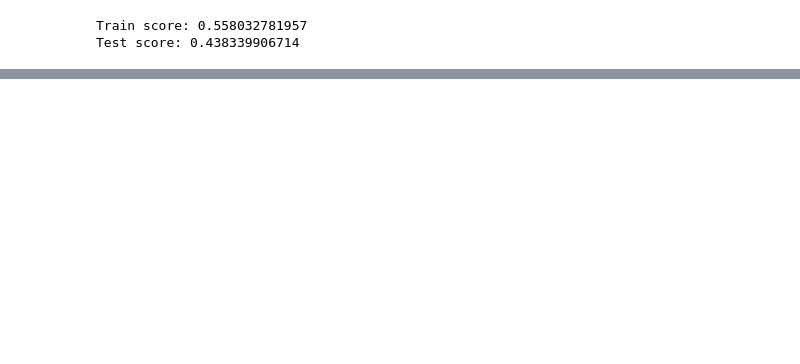
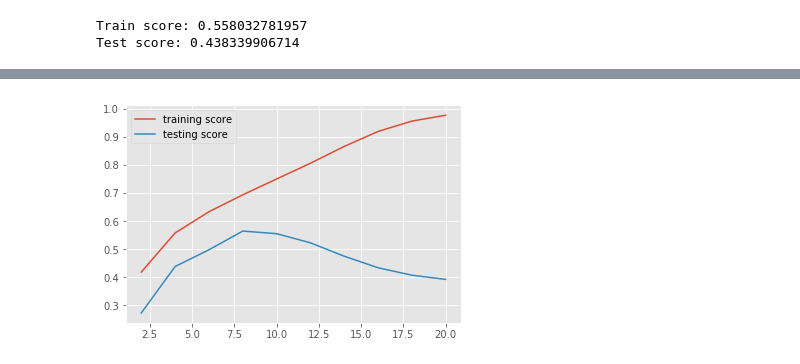
Before and after one commit to DeltaAnalytics/machine_learning_for_good, a Jupyter notebook: module_4_decision_trees/4_1_decision_trees.ipynb, the cells around one changed output, grey strips where cells are left out. Cells and saved outputs as stored; diff of their text form; code cells hidden in the pictures; blank space fills up the shorter version.

```diff
--- a/module_4_decision_trees/4_1_decision_trees.ipynb
+++ b/module_4_decision_trees/4_1_decision_trees.ipynb
@@ -189,0 +358,23 @@ Test score: 0.438339906714
+# %%
+# define max depth range
+depth_range = range(2,22,2)
+
+# initialize empty arrays to store the results
+scores_train = np.zeros(len(depth_range))
+scores_test = np.zeros(len(depth_range))
+
+for i in range(len(depth_range)):
+    # train DTR with given max depth
+    dt_regressor = DecisionTreeRegressor(max_depth=depth_range[i], random_state=42)
+    model = dt_regressor.fit(X_train, y_train)
+    # evaluate on both training and test datasets
+    scores_train[i] = model.score(X_train, y_train)
+    scores_test[i] = model.score(X_test, y_test)
+
+# plot the results on the same graph
+plt.plot(depth_range, scores_train, label='training score')
+plt.plot(depth_range, scores_test, label='testing score')
+plt.legend(loc='best')
+plt.show()
+# %% [output]
+[figure, added]
```
Also changed, not shown: parts of 36 cells of this notebook.
